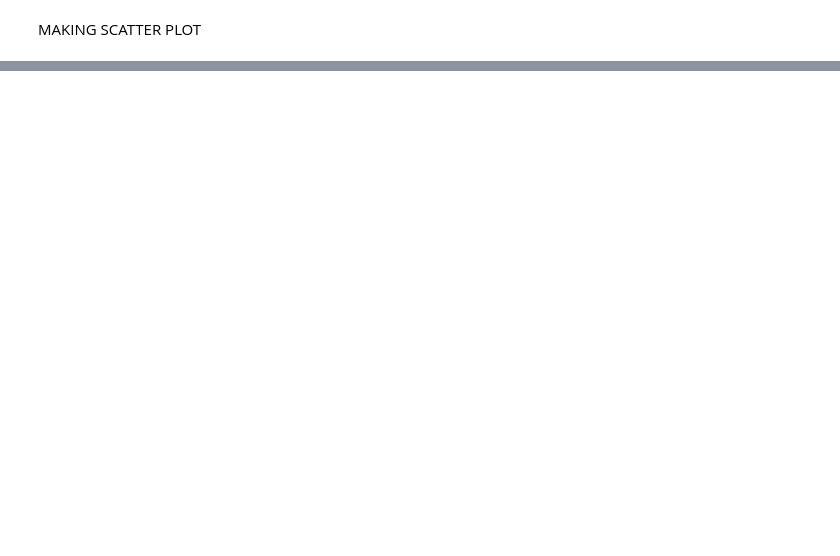
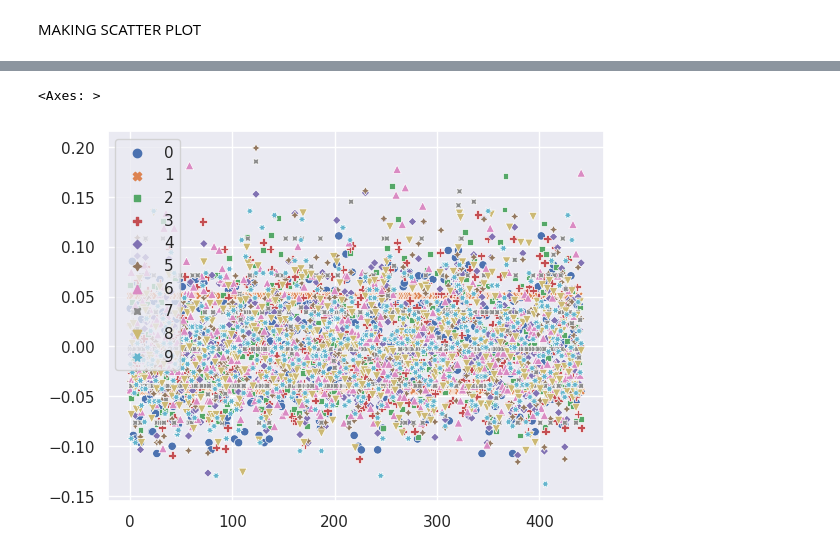
Before and after one commit to GRACENGARI/code1, a Jupyter notebook: LINEAR_REGRESSION.ipynb, the cells around one changed output, grey strips where cells are left out. Cells and saved outputs as stored; diff of their text form; code cells hidden in the pictures; blank space fills up the shorter version.

```diff
--- a/LINEAR_REGRESSION.ipynb
+++ b/LINEAR_REGRESSION.ipynb
@@ -199,2 +217,5 @@ AttributeError: ignored
 # %%
-sns.seaborn(X)
+sns.scatterplot(X)
+# %% [output]
+<Axes: >
+[figure, added]
```
Also changed, not shown: parts of 6 cells of this notebook.
